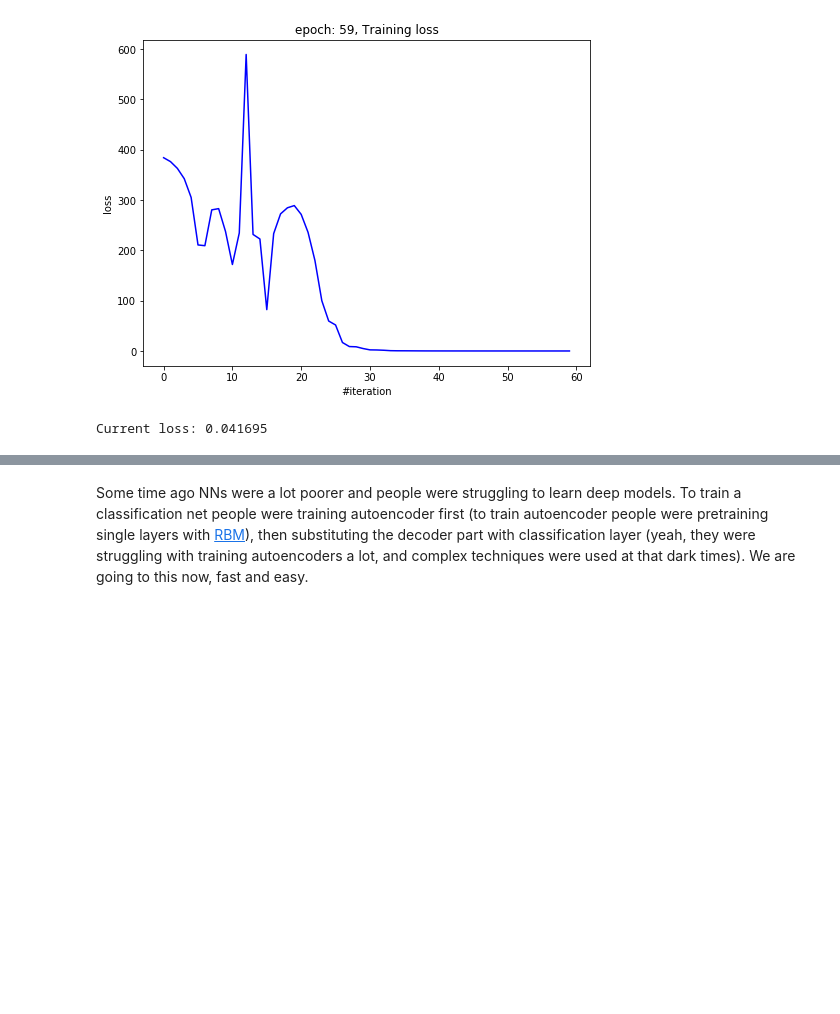
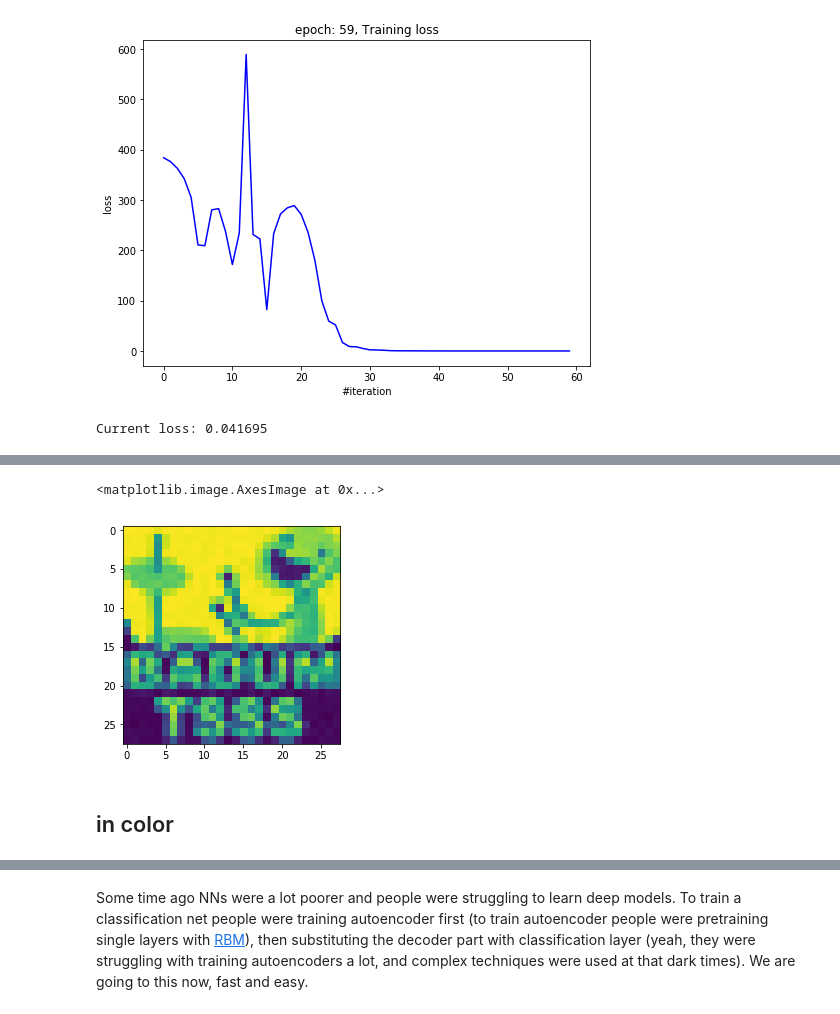
Before and after one commit to KaloshinPE/machinelearning_6sem, a Jupyter notebook: task5/hw1_main.ipynb, the cells around one changed output, grey strips where cells are left out. Saved outputs shown, nothing was run; the diff lists cells and outputs as text; code cells hidden in the pictures; blank space fills up the shorter version.

```diff
--- a/task5/hw1_main.ipynb
+++ b/task5/hw1_main.ipynb
@@ -460,7 +460,7 @@ Do not spend time on changing architecture, they are more or less the same.
 # %% [output]
 5
 # %%
-def train_net(X, Y, net, criterion, n_epoch=100, plot=True, lrate=1e-1, momentum=0.9):
+def train_net(X, Y, net, criterion, n_epoch=100, plot=True, lrate=1e-1, momentum=0.9, border=8):
     # Iptimizer params
     optimizer_config = {'learning_rate' : lrate, 'momentum': momentum}
     optimizer_state = {}
@@ -491,7 +491,7 @@ def train_net(X, Y, net, criterion, n_epoch=100, plot=True, lrate=1e-1, momentum
 
             loss_history.append(loss)
 
-        if i % 8 == 0 and i > 0:
+        if i % border == 0 and i > 0:
             optimizer_config['learning_rate'] /= 2
             optimizer_config['momentum'] *= 0.95
 
@@ -556,0 +553,7 @@ Current loss: 0.041695
+# %%
+imshow(pred_image)
+# %% [output]
+<matplotlib.image.AxesImage at 0x...>
+[figure, added]
+# %% [markdown]
+<h2>in color</h2>
```
Also changed, not shown: parts of 5 cells of this notebook.
